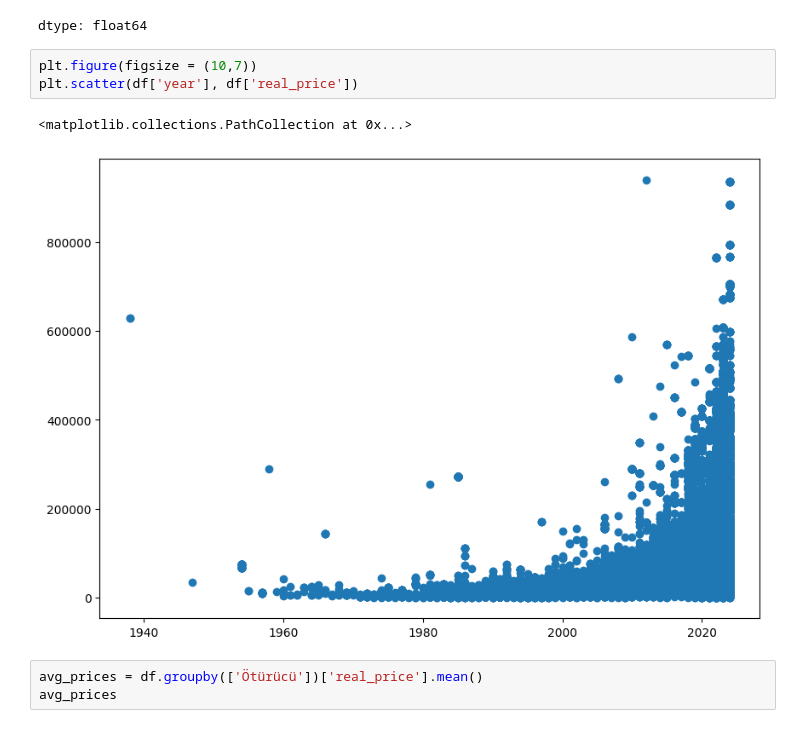
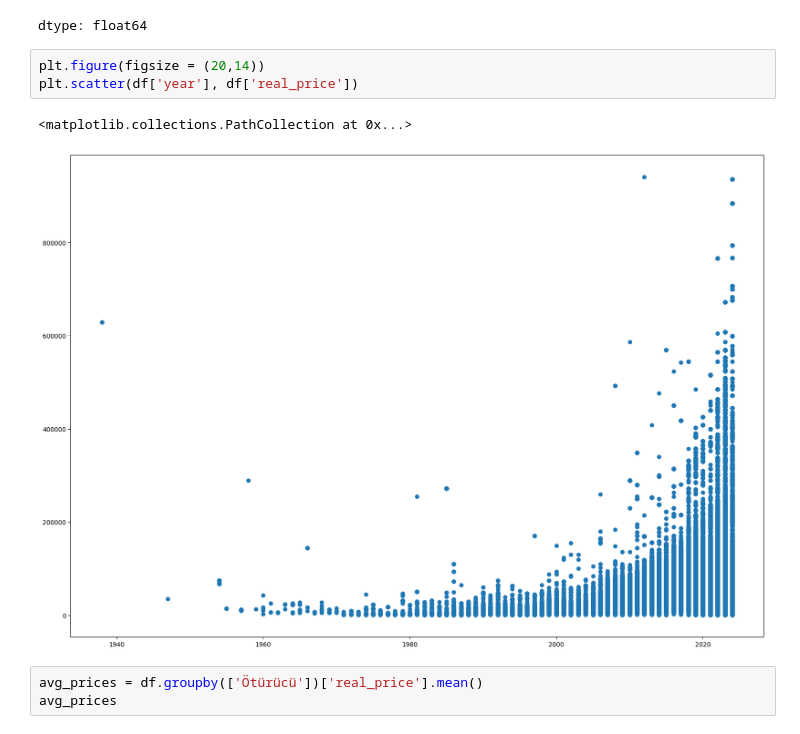
Before and after one commit to qonca/traditional_ml, a Jupyter notebook: turbo_az.ipynb, the cells around one changed output. Drawn from its saved outputs; the diff is of its cells as text.

```diff
--- a/turbo_az.ipynb
+++ b/turbo_az.ipynb
@@ -784,11 +784,11 @@ df.groupby(['Colored'])['real_price'].mean()
 | rənglənməyib | 42909.573590 |
 dtype: float64
 # %%
-plt.figure(figsize = (10,7))
+plt.figure(figsize = (20,14))
 plt.scatter(df['year'], df['real_price'])
 # %% [output]
 <matplotlib.collections.PathCollection at 0x...>
-[figure, old version]
+[figure, new version]
 # %%
 avg_prices = df.groupby(['Ötürücü'])['real_price'].mean()
 avg_prices
```
Also changed, not shown: parts of 9 cells of this notebook.
